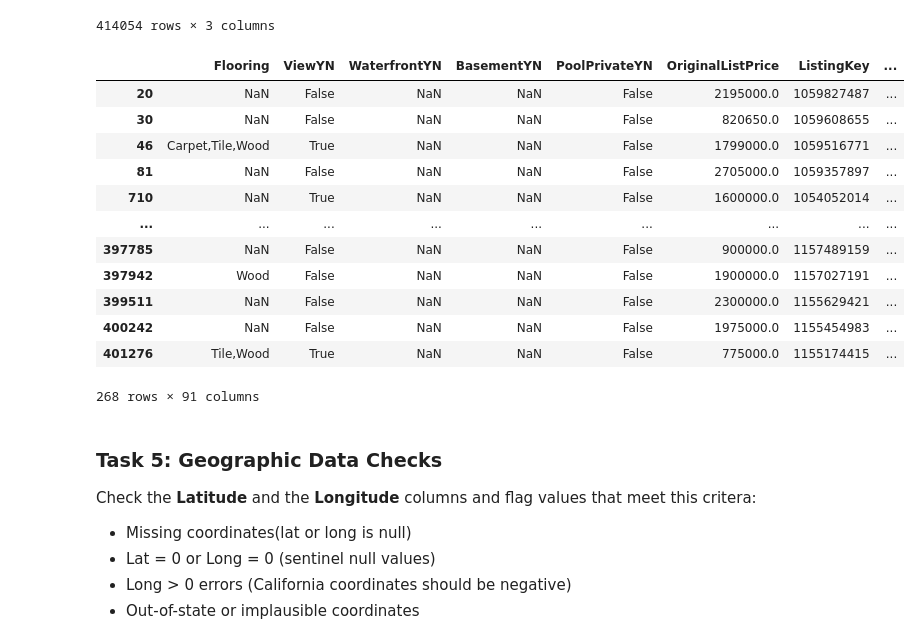
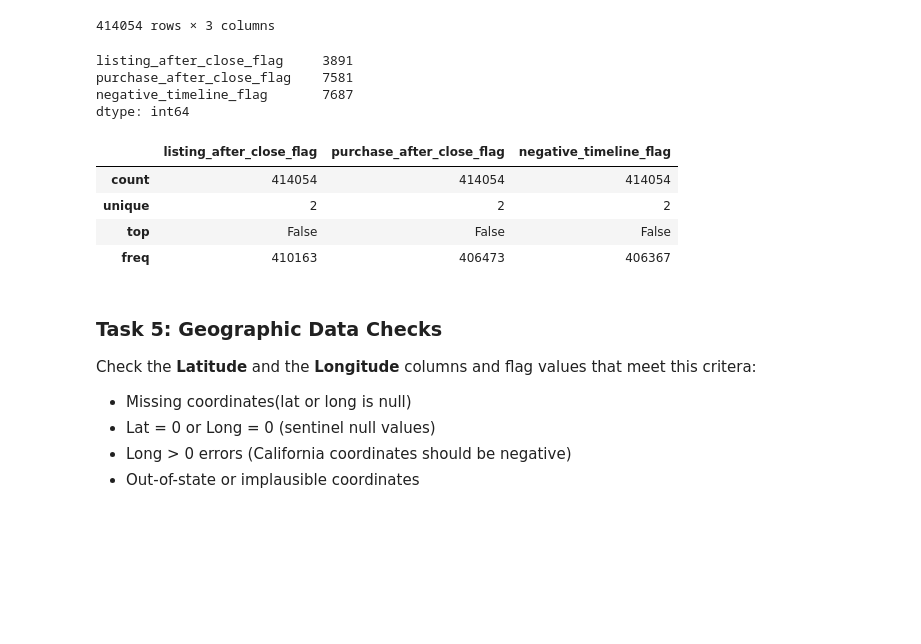
Before and after one commit to melxng/IDX-Exchange-Data-Analyst, a Jupyter notebook: notebooks/w4-5.ipynb, the cells around one changed output. Drawn from its saved outputs; the diff is of its cells as text; code cells hidden in the pictures; blank space fills up the shorter version.

```diff
--- a/notebooks/w4.ipynb
+++ b/notebooks/w4-5.ipynb
@@ -252,9 +271,9 @@ listing.loc[:, ["listing_after_close_flag", "purchase_after_close_flag", "negati
 | 547161 | False | False | False |
 547162 rows × 3 columns
 # %%
-sold["listing_after_close_flag"] = (sold["ListingContractDate"] > sold["CloseDate"])
-sold["purchase_after_close_flag"] = (sold["PurchaseContractDate"] >sold["CloseDate"])
-sold["negative_timeline_flag"] = (sold["ListingContractDate"] > sold["PurchaseContractDate"])
+sold["listing_after_close_flag"] = (sold["ListingContractDate"] >= sold["CloseDate"])
+sold["purchase_after_close_flag"] = (sold["PurchaseContractDate"] >= sold["CloseDate"])
+sold["negative_timeline_flag"] = (sold["ListingContractDate"] >= sold["CloseDate"]) + (sold["PurchaseContractDate"] >= sold["CloseDate"])
 
 sold.loc[:, ["listing_after_close_flag", "purchase_after_close_flag", "negative_timeline_flag"]]
 # %% [output]
@@ -271,22 +290,22 @@ sold.loc[:, ["listing_after_close_flag", "purchase_after_close_flag", "negative_
 | 414052 | False | False | False |
 | 414053 | False | False | False |
 414054 rows × 3 columns
+# %%
+# check the number of rows in sold in the "listing_after_close_flag", "purchase_after_close_flag", "negative_timeline_flag" columns
+sold[["listing_after_close_flag", "purchase_after_close_flag", "negative_timeline_flag"]].sum()
+# %% [output]
+listing_after_close_flag     3891
+purchase_after_close_flag    7581
+negative_timeline_flag       7687
+dtype: int64
 # %%
-sold.loc[sold["negative_timeline_flag"] == True]
+sold[["listing_after_close_flag", "purchase_after_close_flag", "negative_timeline_flag"]].describe()
 # %% [output]
-|  | Flooring | ViewYN | WaterfrontYN | BasementYN | PoolPrivateYN | OriginalListPrice | ListingKey | ... |
-| 20 | NaN | False | NaN | NaN | False | 2195000.0 | 1059827487 | ... |
-| 30 | NaN | False | NaN | NaN | False | 820650.0 | 1059608655 | ... |
-| 46 | Carpet,Tile,Wood | True | NaN | NaN | False | 1799000.0 | 1059516771 | ... |
-| 81 | NaN | False | NaN | NaN | False | 2705000.0 | 1059357897 | ... |
-| 710 | NaN | True | NaN | NaN | False | 1600000.0 | 1054052014 | ... |
-| ... | ... | ... | ... | ... | ... | ... | ... | ... |
-| 397785 | NaN | False | NaN | NaN | False | 900000.0 | 1157489159 | ... |
-| 397942 | Wood | False | NaN | NaN | False | 1900000.0 | 1157027191 | ... |
-| 399511 | NaN | False | NaN | NaN | False | 2300000.0 | 1155629421 | ... |
-| 400242 | NaN | False | NaN | NaN | False | 1975000.0 | 1155454983 | ... |
-| 401276 | Tile,Wood | True | NaN | NaN | False | 775000.0 | 1155174415 | ... |
+|  | listing_after_close_flag | purchase_after_close_flag | negative_timeline_flag |
+| count | 414054 | 414054 | 414054 |
+| unique | 2 | 2 | 2 |
+| top | False | False | False |
+| freq | 410163 | 406473 | 406367 |
-268 rows × 91 columns
 # %% [markdown]
 ### Task 5: Geographic Data Checks
 
```
Also changed, not shown: parts of 11 cells of this notebook, 9 other files.
